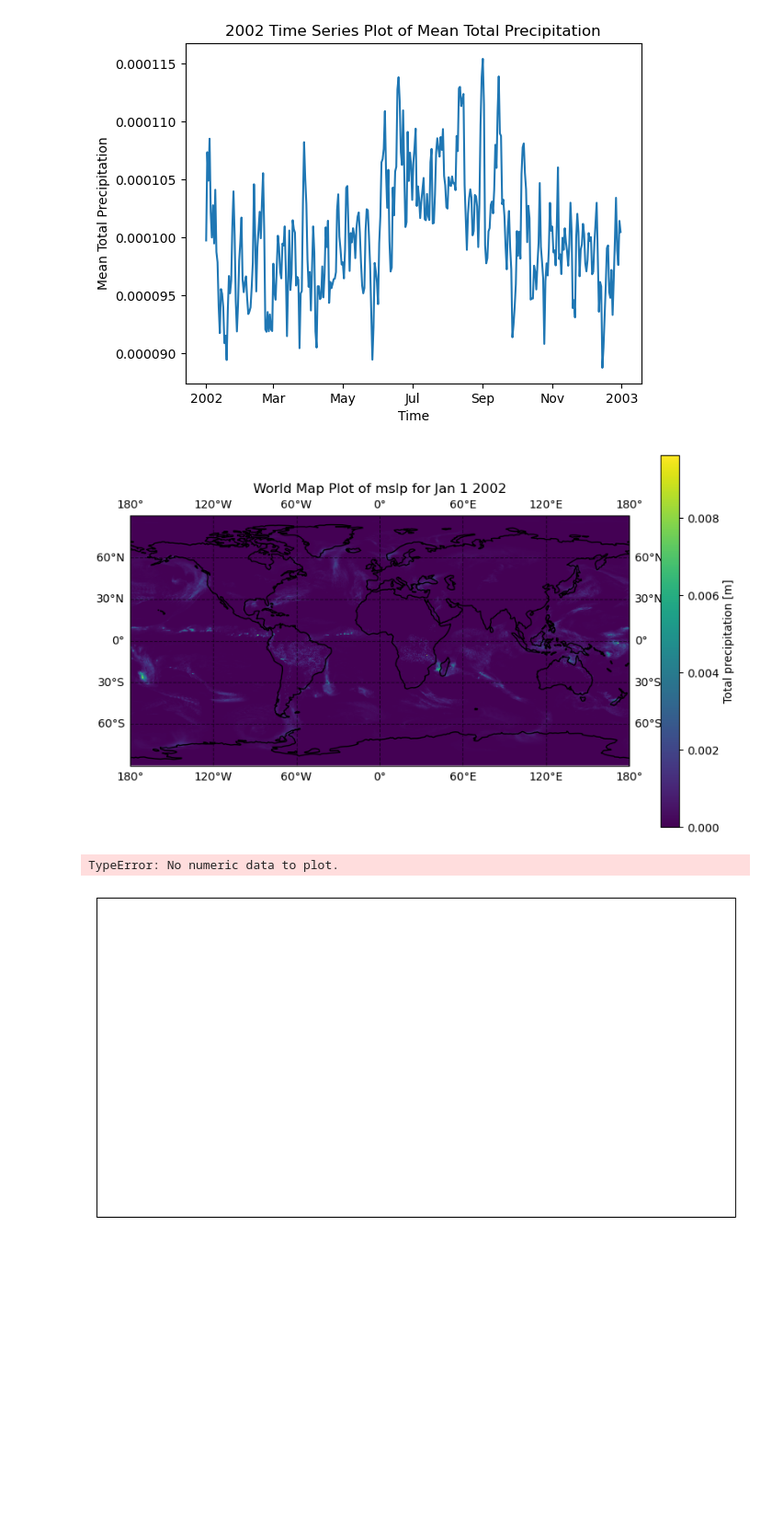
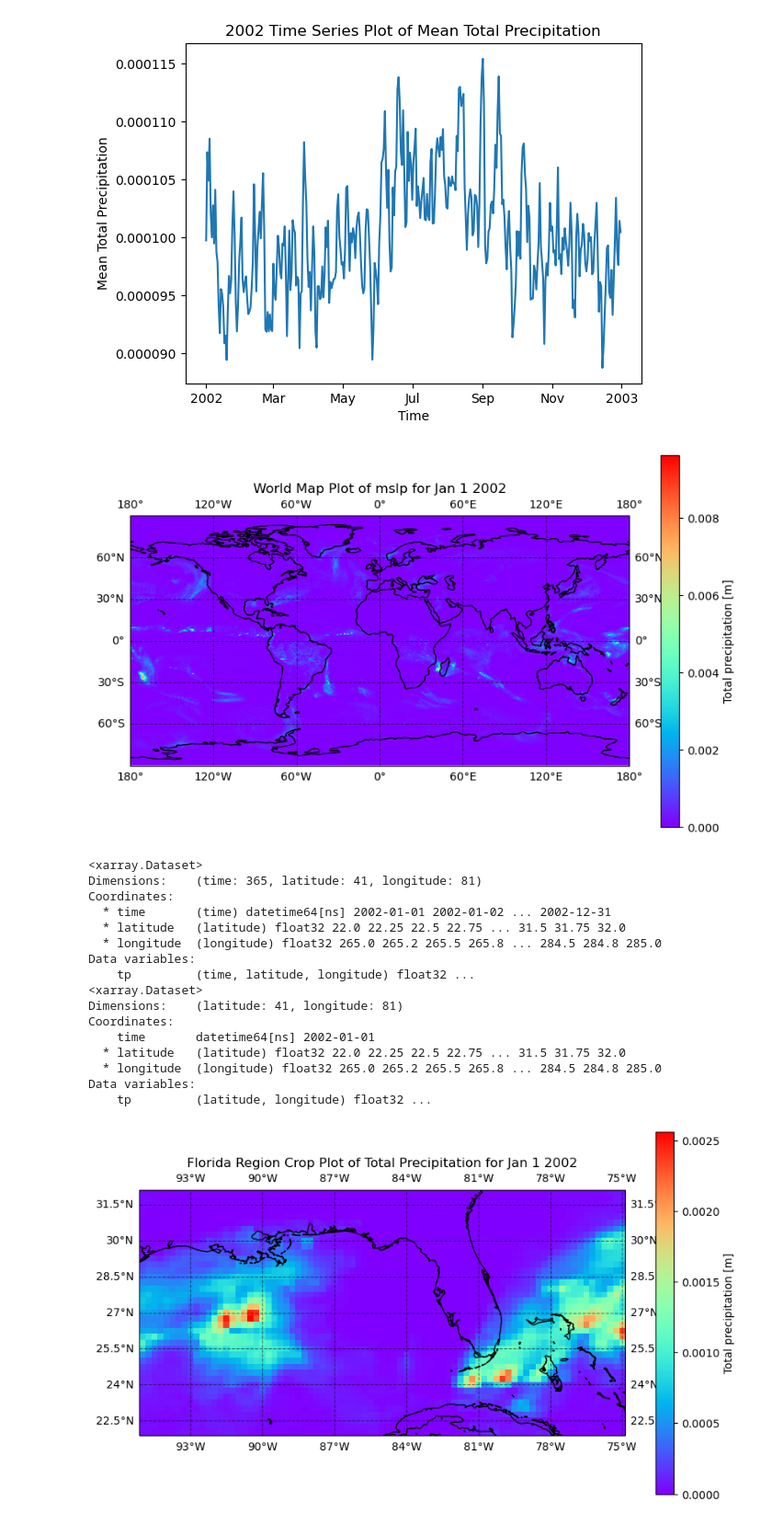
Before and after one commit to fsu-sc/MonsoonForecast, a Jupyter notebook: scratchwork.ipynb, the cells around one changed output. Shown at 92% size. Drawn from its saved outputs; the diff is of its cells as text; code cells hidden in the pictures; blank space fills up the shorter version.

```diff
--- a/scratchwork.ipynb
+++ b/scratchwork.ipynb
@@ -301,6 +301,7 @@ No module named 'rasterio'
 
 #FLorida Crop
 #ds_ex_tp = ds_ex_tp.sel(latitude=slice(24, 33), longitude=slice(92, 102))
+filepath_ex_tp = '/Net/elnino/data/obs/ERA5/global/daily/tp_era5_day_2002.nc'
 ds_ex_tp = xr.open_dataset(filepath_ex_tp)
 import cartopy.crs as ccrs
 
@@ -313,7 +314,7 @@ ds_ex_tp_transposed = ds_ex_tp.transpose('time', 'latitude', 'longitude')
 ds_one_day = ds_ex_tp_transposed.sel(time='2002-01-01')
 
 ds_one_day
-ds_one_day['tp'].plot.pcolormesh(ax=ax, transform=projection, cmap='viridis', x='longitude', y='latitude', add_colorbar=True)
+ds_one_day['tp'].plot.pcolormesh(ax=ax, transform=projection, cmap='rainbow', x='longitude', y='latitude', add_colorbar=True)
 
 #cax = ds_transposed['var1'].isel(time=0).plot.imshow(ax=ax, transform=projection, cmap='viridis', add_colorbar=False)
 
@@ -328,40 +329,54 @@ ax.set_ylabel('Latitude')
 plt.title('World Map Plot of mslp for Jan 1 2002')
 plt.show()
 # %% [output]
-[figure, old version]
+[figure, new version]
 # %%
 #cropping for Florida may end up being: 24 to 33 deg lat and -78 to 88 deg long
 #florida_region = ds_ex_tp.sel(latitude=slice(24, 33), longitude=slice(-88, -78))
 
 #FLorida Crop
-ds_ex_tp = ds_ex_tp.sel(latitude=slice(5, 35), longitude=slice(75,120))
-
-
-import cartopy.crs as ccrs
-
-projection = ccrs.PlateCarree()
-
-fig, ax = plt.subplots(subplot_kw={'projection': projection}, figsize=(10, 6))
+ds_ex_tp = xr.open_dataset(filepath_ex_tp)
+ds_ex_tp = ds_ex_tp.sel(latitude=slice(22, 32), longitude=slice(265,285))
+print(ds_ex_tp)
 
 ds_ex_tp_transposed = ds_ex_tp.transpose('time', 'latitude', 'longitude')
 #ds_ex_tp_transposed['tp'].plot.pcolormesh(ax=ax, transform=projection, x='latitude', y='longitude')
 ds_one_day = ds_ex_tp_transposed.sel(time='2002-01-01')
 
-ds_one_day
-ds_one_day['tp'].plot.pcolormesh(ax=ax, transform=projection, cmap='viridis', x='longitude', y='latitude', add_colorbar=True)
+print(ds_one_day)
+
+projection = ccrs.PlateCarree()
+fig, ax = plt.subplots(subplot_kw={'projection': projection}, figsize=(10, 6))
+
+ds_one_day['tp'].plot.pcolormesh(ax=ax, transform=projection, cmap='rainbow', x='longitude', y='latitude', add_colorbar=True)
 
 #cax = ds_transposed['var1'].isel(time=0).plot.imshow(ax=ax, transform=projection, cmap='viridis', add_colorbar=False)
 
 ax.coastlines()
 ax.gridlines(draw_labels=True, linestyle='--', color='black', alpha=0.5)
 
 ax.set_xlabel('Longitude')
 ax.set_ylabel('Latitude')
 
 #plt.colorbar(cax, orientation='horizontal', label='tp')
 
-plt.title('World Map Plot of mslp for Jan 1 2002')
+plt.title('Florida Region Crop Plot of Total Precipitation for Jan 1 2002')
 plt.show()
 # %% [output]
-TypeError: No numeric data to plot.
+<xarray.Dataset>
+Dimensions:    (time: 365, latitude: 41, longitude: 81)
+Coordinates:
+  * time       (time) datetime64[ns] 2002-01-01 2002-01-02 ... 2002-12-31
+  * latitude   (latitude) float32 22.0 22.25 22.5 22.75 ... 31.5 31.75 32.0
+  * longitude  (longitude) float32 265.0 265.2 265.5 265.8 ... 284.5 284.8 285.0
+Data variables:
+    tp         (time, latitude, longitude) float32 ...
+<xarray.Dataset>
+Dimensions:    (latitude: 41, longitude: 81)
+Coordinates:
+    time       datetime64[ns] 2002-01-01
+  * latitude   (latitude) float32 22.0 22.25 22.5 22.75 ... 31.5 31.75 32.0
+  * longitude  (longitude) float32 265.0 265.2 265.5 265.8 ... 284.5 284.8 285.0
+Data variables:
+    tp         (latitude, longitude) float32 ...
-[figure, old version]
+[figure, new version]
```
Also changed, not shown: parts of 2 cells of this notebook, 1 other file.
